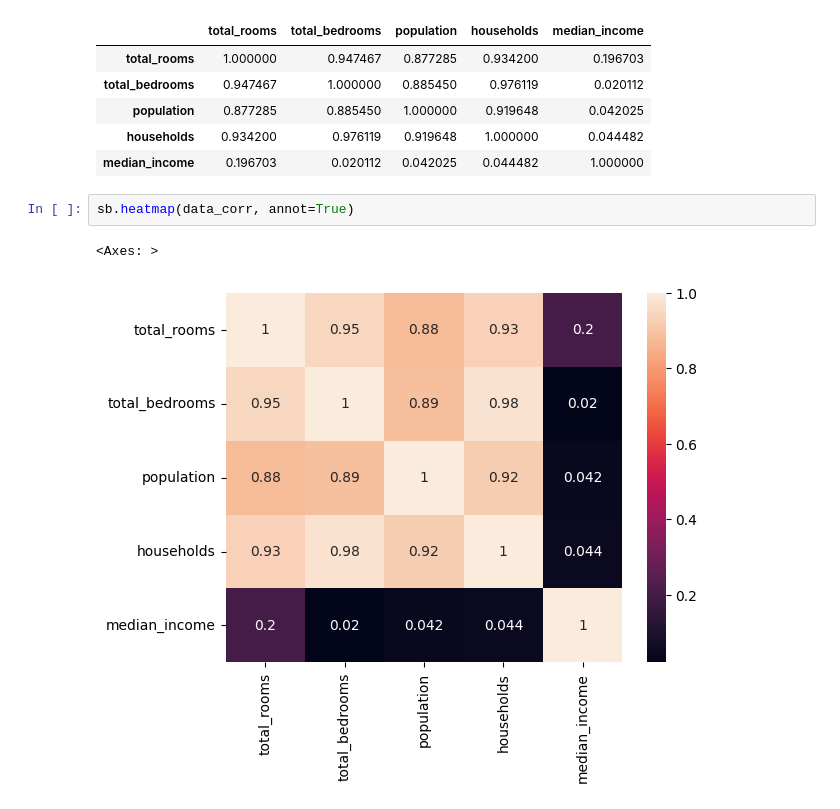
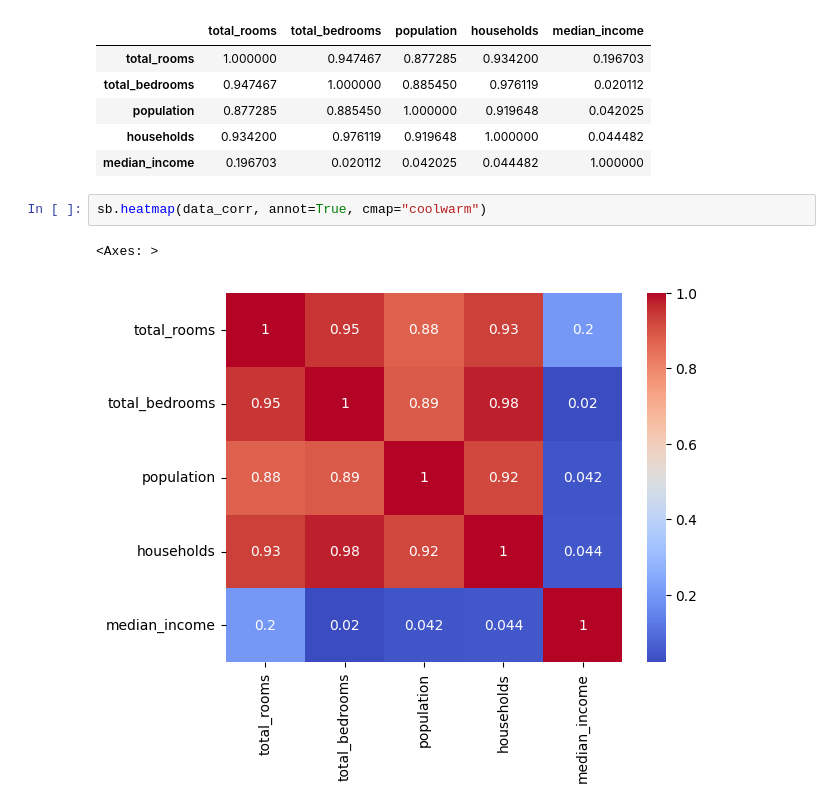
Before and after one commit to Satorou-Gojo/EDA, a Jupyter notebook: eda-1.ipynb, the cells around one changed output. Drawn from its saved outputs; the diff is of its cells as text.

```diff
--- a/eda-1.ipynb
+++ b/eda-1.ipynb
@@ -131,7 +154,7 @@ data_corr
 | households | 0.934200 | 0.976119 | 0.919648 | 1.000000 | 0.044482 |
 | median_income | 0.196703 | 0.020112 | 0.042025 | 0.044482 | 1.000000 |
 # %%
-sb.heatmap(data_corr, annot=True)
+sb.heatmap(data_corr, annot=True, cmap="coolwarm")
 # %% [output]
 <Axes: >
-[figure, old version]
+[figure, new version]
```
Also changed, not shown: parts of 4 cells of this notebook.
